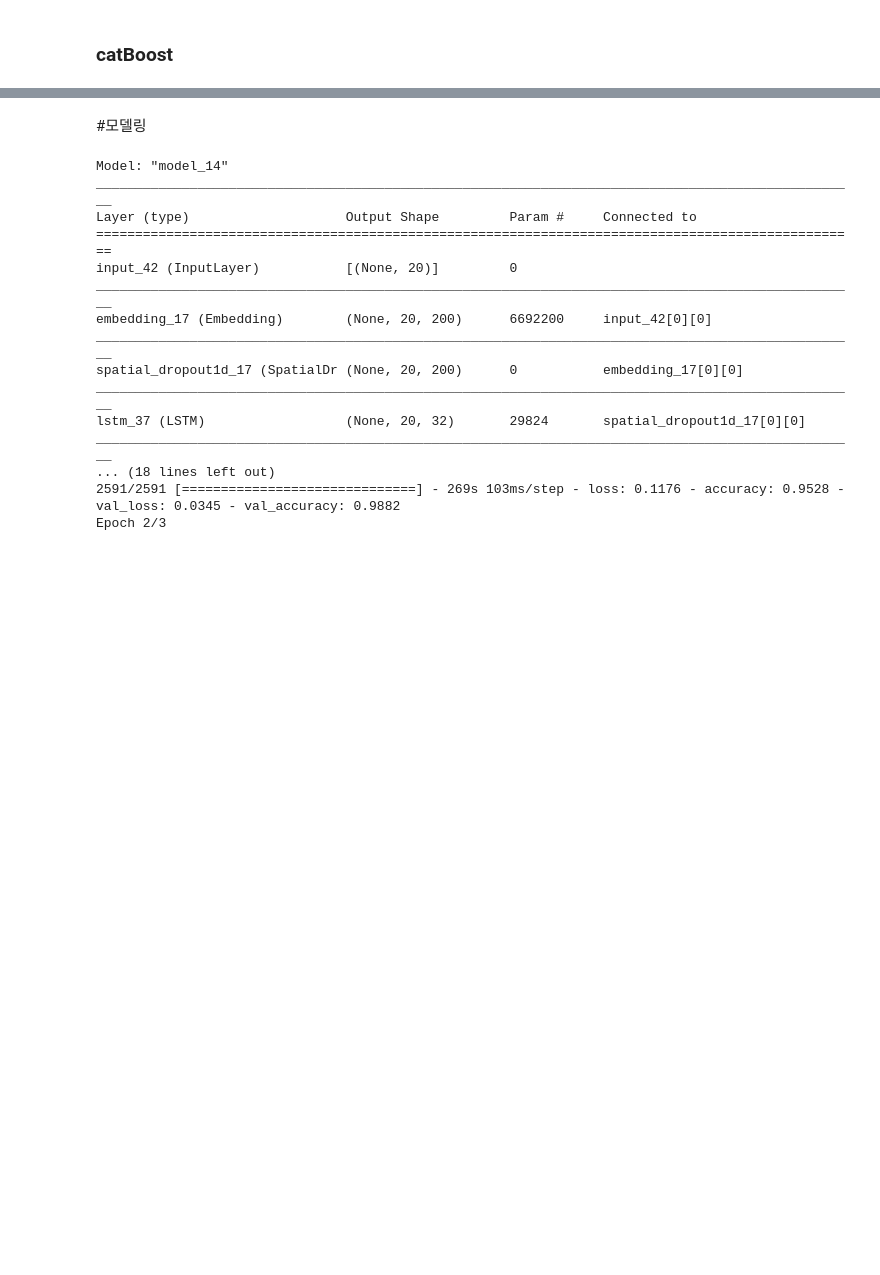
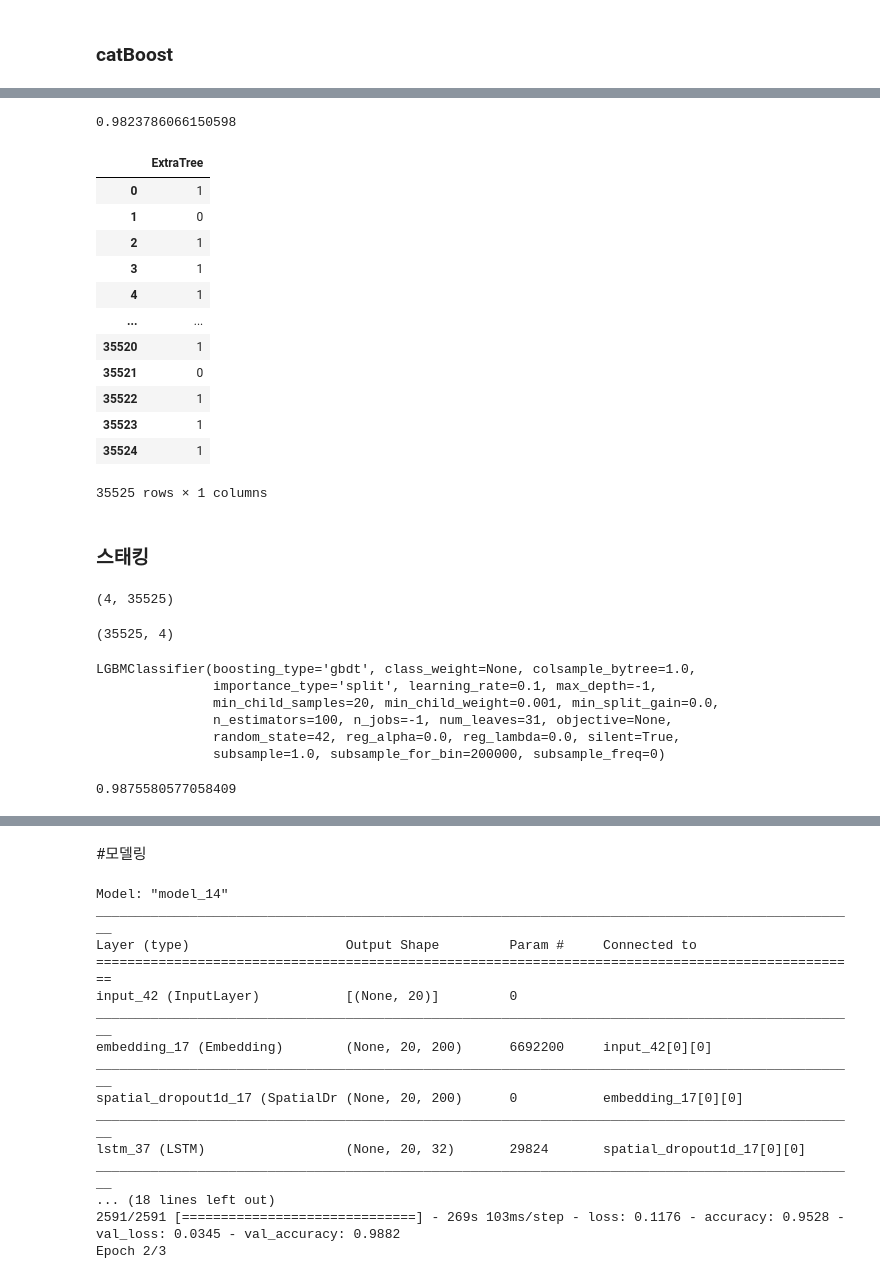
Before and after one commit to juhee3199/fake-news-detection, a Jupyter notebook: stacking.ipynb, the cells around one changed output, grey strips where cells are left out. Saved outputs shown, nothing was run; the diff lists cells and outputs as text; code cells hidden in the pictures; blank space fills up the shorter version.

```diff
--- a/stacking.ipynb
+++ b/stacking.ipynb
@@ -349,0 +537,5 @@ auc(cb_clf, train, test)
+# %%
+ext_clf =  ExtraTreesClassifier(random_state=42)
+ext_clf.fit(X_train, y_train)
+
+#default n_estimators = 100, max_depth=None
@@ -349,0 +558,11 @@ auc(cb_clf, train, test)
+# %%
+ext_params = {
+    'n_estimators' : [100, 500, 1000]
+}
+
+
+grid_cv = GridSearchCV(ext_clf, param_grid = ext_params, cv = 3)
+grid_cv.fit(X_train, y_train)
+
+print('최적 하이퍼 파라미터:\n', grid_cv.best_params_)
+print('최고 예측 정확도: {0:.6f}'.format(grid_cv.best_score_))
@@ -349,0 +594,25 @@ auc(cb_clf, train, test)
+# %%
+# predict
+ext_pred = grid_cv.best_estimator_.predict(X_valid)
+
+ext_acc = accuracy_score(y_valid, ext_pred)
+ext_acc
+# %% [output]
+0.9823786066150598
+# %%
+ext_valid_pred = pd.DataFrame(ext_pred, columns =['ExtraTree'])
+ext_valid_pred
+# %% [output]
+|  | ExtraTree |
+| 0 | 1 |
+| 1 | 0 |
+| 2 | 1 |
+| 3 | 1 |
+| 4 | 1 |
+| ... | ... |
+| 35520 | 1 |
+| 35521 | 0 |
+| 35522 | 1 |
+| 35523 | 1 |
+| 35524 | 1 |
+35525 rows × 1 columns
@@ -349,0 +623,29 @@ auc(cb_clf, train, test)
+# %% [markdown]
+### 스태킹
+# %%
+all_pred = np.array([gb_pred, ada_pred, cb_pred, ext_pred])
+all_pred.shape
+# %% [output]
+(4, 35525)
+# %%
+all_pred = np.transpose(all_pred)
+all_pred.shape
+# %% [output]
+(35525, 4)
+# %%
+lgbm_clf=LGBMClassifier(random_state=42)
+lgbm_clf.fit(all_pred, y_valid)
+# %% [output]
+LGBMClassifier(boosting_type='gbdt', class_weight=None, colsample_bytree=1.0,
+               importance_type='split', learning_rate=0.1, max_depth=-1,
+               min_child_samples=20, min_child_weight=0.001, min_split_gain=0.0,
+               n_estimators=100, n_jobs=-1, num_leaves=31, objective=None,
+               random_state=42, reg_alpha=0.0, reg_lambda=0.0, silent=True,
+               subsample=1.0, subsample_for_bin=200000, subsample_freq=0)
+# %%
+
+lgbm_pred = lgbm_clf.predict(all_pred)
+lgbm_acc = accuracy_score(y_valid, lgbm_pred)
+lgbm_acc
+# %% [output]
+0.9875580577058409
```
Also changed, not shown: parts of 38 cells of this notebook.
